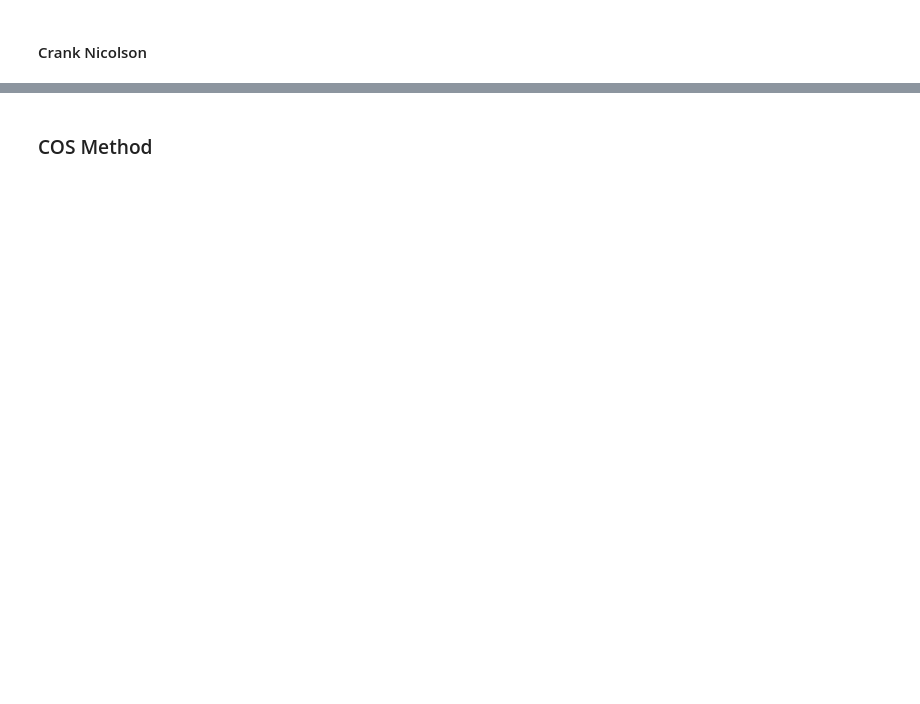
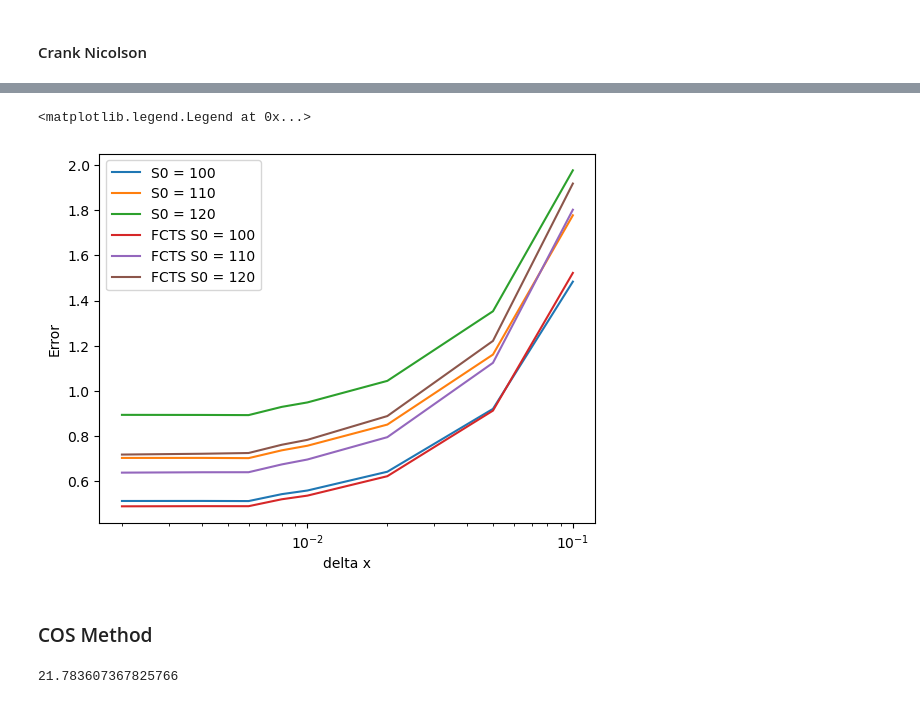
Before and after one commit to NitaiNijholt/ComputationalFinance, a Jupyter notebook: Assignments/Assignment3/Assignment3.ipynb, the cells around one changed output, grey strips where cells are left out. Drawn from its saved outputs; the diff is of its cells as text; code cells hidden in the pictures; blank space fills up the shorter version.

```diff
--- a/Assignments/Assignment3/Assignment3.ipynb
+++ b/Assignments/Assignment3/Assignment3.ipynb
@@ -124,13 +124,11 @@ plt.legend()
 def cranknicoloson(delta_x, delta_t, r, vol, S0, K, T):
 
     N_T = int(T/delta_t)
-    print(N_T)
     Smax = 3 * K
     Smin = K/3
     xmax = np.log(Smax)
     xmin = np.log(Smin)
     N = int((xmax - xmin) / delta_x) + 1
-    print(N)
     x = np.linspace(xmin, xmax, N)
     initial_option_price = np.maximum(np.exp(x) - K, 0)
 
@@ -147,10 +145,12 @@ def cranknicoloson(delta_x, delta_t, r, vol, S0, K, T):
     dirichlet = np.zeros(N)
     dirichlet[-1] = (np.exp(xmax) - K * np.exp(-r * T))
 
-    prev_sol =  np.dot(np.linalg.inv(band_matA), np.dot(band_matA, initial_option_price) + dirichlet * b3 - dirichlet * a3)
+    #prev_sol =  np.dot(np.linalg.inv(band_matA), np.dot(band_matA, initial_option_price) + dirichlet * b3 - dirichlet * a3)
+    prev_sol = np.linalg.solve(band_matA, np.dot(band_matB, initial_option_price) + dirichlet * b3 - dirichlet * a3)
 
     for _ in range(N_T):
-        next_sol = np.dot(np.linalg.inv(band_matA), np.dot(band_matB, prev_sol) + dirichlet * b3 - dirichlet * a3)
+        #next_sol = np.dot(np.linalg.inv(band_matA), np.dot(band_matB, prev_sol) + dirichlet * b3 - dirichlet * a3)
+        next_sol = np.linalg.solve(band_matA, np.dot(band_matB, prev_sol) + dirichlet * b3 - dirichlet * a3)
         prev_sol = next_sol
 
-    return   np.interp(np.log(S0), x, prev_sol)
+    return  np.interp(S0, np.exp(x), prev_sol)
@@ -167,3 +161,37 @@ cranknicoloson(0.002, 0.002 ,r, sigma, 100, 110, T)
+# %%
+deltaxs = [0.1, 0.05, 0.02, 0.01, 0.008, 0.006, 0.004, 0.002]
+option_price1_c = []
+option_price2_c = []
+option_price3_c = []
+S0 = [100, 110, 120]
+K = 110
+T = 1.0
+r = 0.04
+sigma = 0.3
+for delta_x in tqdm(deltaxs):
+    y1_C = cranknicoloson(delta_x, 0.001,r, sigma, S0[0], K, T)
+    y2_C = cranknicoloson(delta_x, 0.001,r, sigma, S0[1], K, T)
+    y3_C= cranknicoloson(delta_x, 0.001,r, sigma, S0[2], K, T)
+    option_price1_c.append(y1_C)
+    option_price2_c.append(y2_C)
+    option_price3_c.append(y3_C)
+Error1_C = np.abs(np.array(option_price1_c) - blackScholes(S0[0], K, 0, T, r, sigma, option_type = "call")[0])
+Error2_C = np.abs(np.array(option_price2_c) - blackScholes(S0[1], K, 0, T, r, sigma, option_type = "call")[0])
+Error3_C = np.abs(np.array(option_price3_c) - blackScholes(S0[2], K, 0, T, r, sigma, option_type = "call")[0])
+# %%
+plt.plot(deltaxs, Error1_C, label = "S0 = 100")
+plt.plot(deltaxs, Error2_C, label = "S0 = 110")
+plt.plot(deltaxs, Error3_C, label = "S0 = 120")
+plt.xscale('log')
+plt.xlabel("delta x")
+plt.ylabel("Error")
+plt.plot(deltaxs, Error1, label = "FCTS S0 = 100")
+plt.plot(deltaxs, Error2, label = "FCTS S0 = 110")
+plt.plot(deltaxs, Error3, label = "FCTS S0 = 120")
+plt.legend()
+# %% [output]
+<matplotlib.legend.Legend at 0x...>
+[figure, added]
 # %% [markdown]
 ### COS Method
 # %%
@@ -198,3 +226,5 @@ r = 0.04
 a = 0.0 - 7 * np.sqrt(T)
 b = 0.0 + 7 * np.sqrt(T)
 option_price_fourier(K, r, vol, T, a, b, 64, x)
+# %% [output]
+21.783607367825766
```
Also changed, not shown: parts of 7 cells of this notebook.
